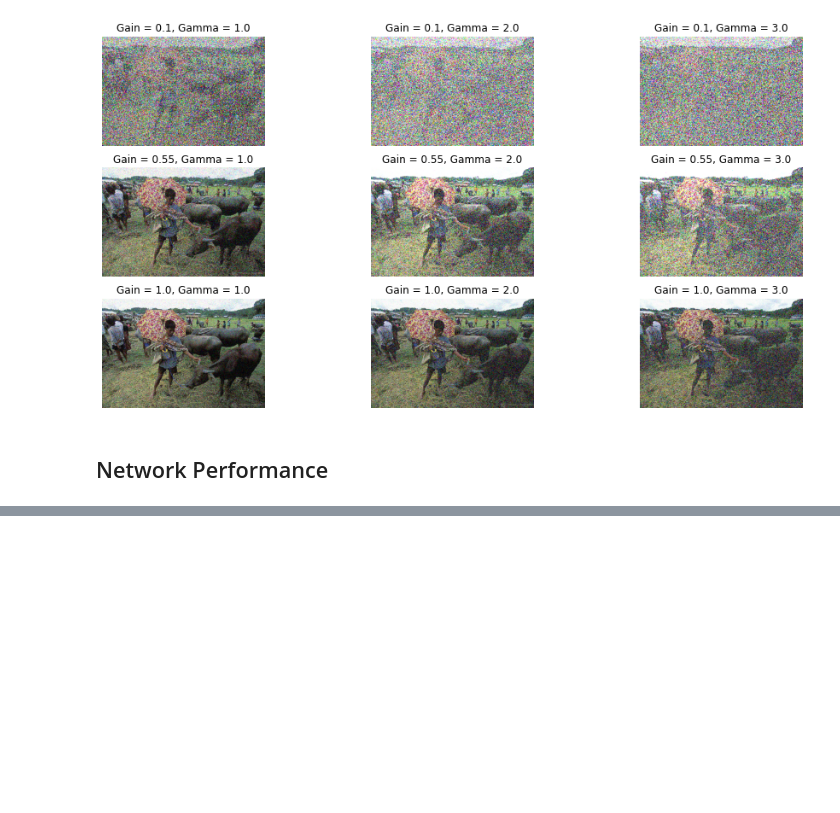
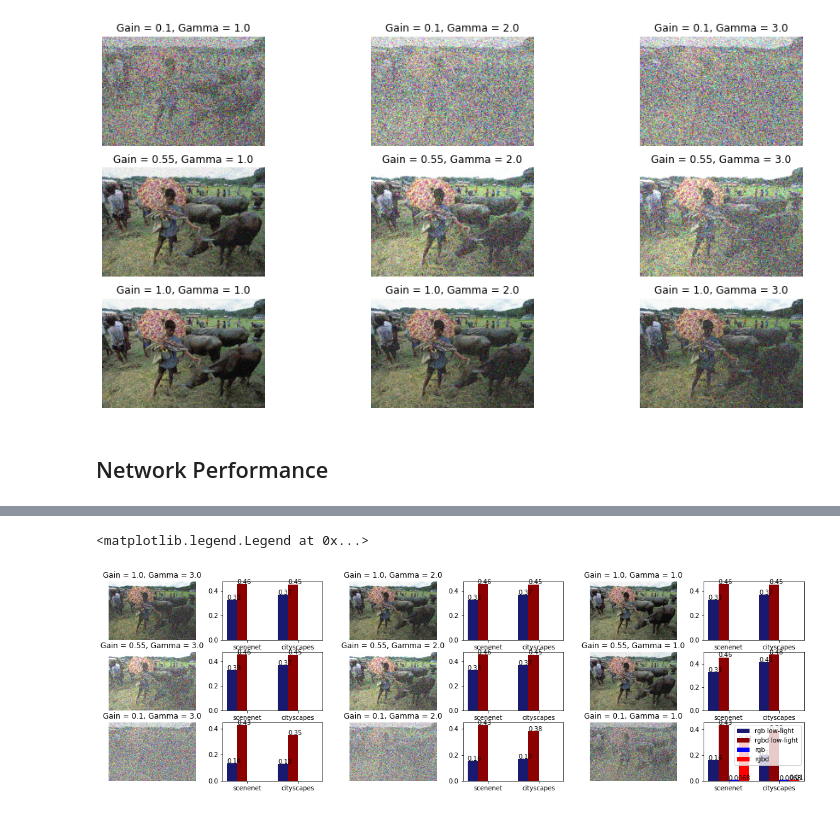
Before and after one commit to crmauceri/pytorch-deeplab-xception, a Jupyter notebook: visualization_scripts/Test_Degree_of_Darkness.ipynb, the cells around one changed output, grey strips where cells are left out. Drawn from its saved outputs; the diff is of its cells as text; code cells hidden in the pictures; blank space fills up the shorter version.

```diff
--- a/visualization_scripts/Test_Degree_of_Darkness.ipynb
+++ b/visualization_scripts/Test_Degree_of_Darkness.ipynb
@@ -105,10 +113,0 @@ len(model_configs)
-# %%
-low_light_models = []
-
-for cfg_filepath in model_configs:
-    try:
-        cfg = model_utils.match_cfg_versions(cfg_filepath)
-        if cfg.DATASET.DARKEN.DARKEN:
-            low_light_models.append(cfg_filepath)
-
-print(low_light_models)
@@ -147,0 +114,9 @@ for cfg_filepath in low_light_models:
+# %%
+low_light_models = ['../run/older/cityscapes_rgbd_xception_fine/2020_04_26-20_04_07/parameters.txt.yaml',
+                   '../run/older/cityscapes_rgb_xception_pt/2020_04_27-01_43_58/parameters.txt.yaml',
+                   '../run/cityscapes/cityscapes_rgbd_xception_low_light/2020_09_25-19_32_43/parameters.yaml',
+                   '../run/cityscapes/cityscapes_rgb_xception_low_light/2020_09_25-19_36_53/parameters.yaml',
+                   '../run/scenenet/scenenet_rgbd_xception/2020_09_17-22_10_19/parameters.yaml',
+                   '../run/scenenet/scenenet_rgb_xception/2020_09_17-22_14_43/parameters.yaml',
+                   '../run/scenenet/scenenet_rgbd_xception_low_light/2020_09_25-23_11_51/parameters.yaml',
+                   '../run/scenenet/scenenet_rgbd_xception_low_light/2020_09_28-08_36_05/parameters.yaml']
@@ -161,29 +228,56 @@ darken_test_2020-10-13T09:18:49.697620.pkl
 # %%
-plt.figure(figsize=(16, 8))
+plt.figure(figsize=(20, 12))
 
 index = 1
 for i in gain:
     for j in gamma:
         sample['image'] = image.copy()
 
         cfg = get_cfg_defaults()
         cfg.merge_from_list(['DATASET.DARKEN.DARKEN', True,
                             'DATASET.DARKEN.GAIN', float(i),
                             'DATASET.DARKEN.GAMMA', float(j)])
         f = tr.Darken(cfg)
         processed_sample = f(sample)
 
         f = tr.UnDarken(cfg)
         processed_sample = f(processed_sample)
 
         plt.subplot(len(gain)*2, len(gamma)*2, index)
         plt.imshow(processed_sample['image'])
         plt.title("Gain = {}, Gamma = {}".format(i, j))
         plt.axis('off')
         index += 1
 
-        metric = [value['mIOU'] for key, value in model_output[i][j].items()]
-        name = [key for key,value in model_output[i][j].items()]
+        labels = ['scenenet', 'cityscapes']
+
+        y_pos = np.arange(2)
+        width = 0.20
+
         ax1 = plt.subplot(len(gain)*2, len(gamma)*2, index)
-        ax1.barh(metric)
-        ax1.set_yticklabels(name)
+        ax1.bar(y_pos - 2*width, [metric_dict['RGB']['low-light']['scenenet'][i][j],
+                                 metric_dict['RGB']['low-light']['cityscapes'][i][j]],
+                width=width, color='midnightblue', label="rgb low-light")
+        ax1.bar(y_pos - width, [metric_dict['RGBD']['low-light']['scenenet'][i][j],
+                                metric_dict['RGBD']['low-light']['cityscapes'][i][j]],
+                width=width, color='darkred', label="rgbd low-light")
+        ax1.bar(y_pos, [metric_dict['RGB']['normal']['scenenet'][i][j],
+                        metric_dict['RGB']['normal']['scenenet'][i][j]],
+                width=width, color='blue', label="rgb")
+        ax1.bar(y_pos + width, [metric_dict['RGBD']['normal']['scenenet'][i][j],
+                                metric_dict['RGBD']['normal']['cityscapes'][i][j]],
+                width=width, color='red', label="rgbd")
+
+        ax1.set_xticks(y_pos - 0.1)
+        ax1.set_xticklabels(labels)
+
+        for p in ax1.patches:
+            if p.get_height() > 0 :
+                ax1.annotate("{:3.2}".format(p.get_height()), (p.get_x() * 1.005, p.get_height() * 1.005))
+
+        index += 1
+
+ax1.legend()
+# %% [output]
+<matplotlib.legend.Legend at 0x...>
+[figure, added]
```
Also changed, not shown: parts of 8 cells of this notebook, 1 other file.
